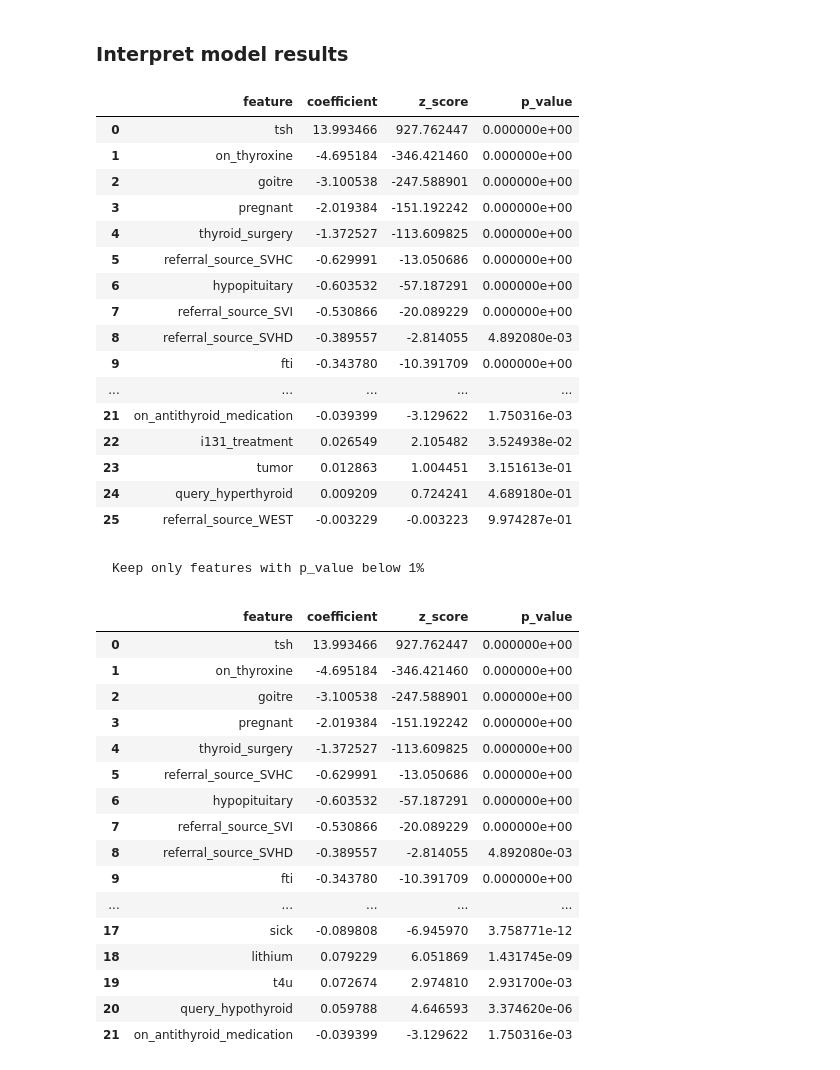
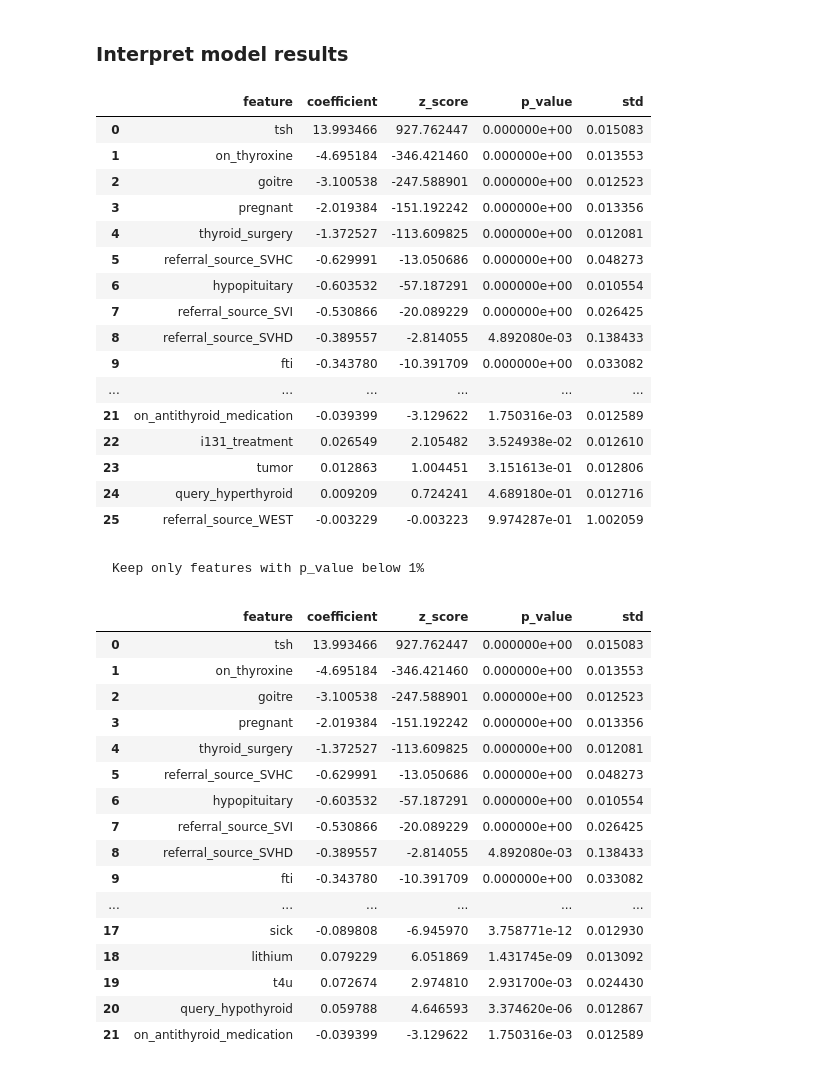
Before and after one commit to kchomakova/ai_upskill_2025_datascience, a Jupyter notebook: final_project/notebooks/Predict Hypothyroidism.ipynb, the cells around one changed output. Drawn from its saved outputs; the diff is of its cells as text; code cells hidden in the pictures.

```diff
--- a/final_project/notebooks/Predict Hypothyroidism.ipynb
+++ b/final_project/notebooks/Predict Hypothyroidism.ipynb
@@ -24,3 +26,5 @@ thyroid_disease_data = pd.read_csv('../final_project/data/Thyroid-Dataset.csv')
+# %%
+thyroid_disease_data = pd.read_csv('../data/Thyroid-Dataset.csv')
 # %%
 thyroid_disease_data.shape
 # %% [output]
@@ -884,66 +910,67 @@ from scipy.stats import norm
 # %%
 coefficients = logistic_regression_balanced.coef_[0]
 intercept = logistic_regression_balanced.intercept_[0]
 
 # Calculate standard errors of coefficients
 n = len(y_train)
 p = x_train.columns # These are the featues
 std_errors = np.sqrt(np.diag(np.linalg.inv(x_train.T @ x_train)))
 
 # Calculate z-scores and p-values for each coefficient
 z_scores = coefficients / std_errors
 p_values = [2 * (1 - norm.cdf(np.abs(z))) for z in z_scores]
 
 # Create a DataFrame of features, coefficients, and p-values
 df_summary = pd.DataFrame({
     'feature': p,
     'coefficient': coefficients,
     'z_score': z_scores,
-    'p_value': p_values
+    'p_value': p_values,
+    'std': std_errors
 })
 
 df_summary_sorted = df_summary.reindex(df_summary['coefficient'].abs().sort_values(ascending=False).index).reset_index(drop=True)
 df_summary_sorted
 # %% [output]
-|  | feature | coefficient | z_score | p_value |
-| 0 | tsh | 13.993466 | 927.762447 | 0.000000e+00 |
-| 1 | on_thyroxine | -4.695184 | -346.421460 | 0.000000e+00 |
-| 2 | goitre | -3.100538 | -247.588901 | 0.000000e+00 |
-| 3 | pregnant | -2.019384 | -151.192242 | 0.000000e+00 |
-| 4 | thyroid_surgery | -1.372527 | -113.609825 | 0.000000e+00 |
-| 5 | referral_source_SVHC | -0.629991 | -13.050686 | 0.000000e+00 |
-| 6 | hypopituitary | -0.603532 | -57.187291 | 0.000000e+00 |
-| 7 | referral_source_SVI | -0.530866 | -20.089229 | 0.000000e+00 |
-| 8 | referral_source_SVHD | -0.389557 | -2.814055 | 4.892080e-03 |
-| 9 | fti | -0.343780 | -10.391709 | 0.000000e+00 |
-| ... | ... | ... | ... | ... |
-| 21 | on_antithyroid_medication | -0.039399 | -3.129622 | 1.750316e-03 |
-| 22 | i131_treatment | 0.026549 | 2.105482 | 3.524938e-02 |
-| 23 | tumor | 0.012863 | 1.004451 | 3.151613e-01 |
-| 24 | query_hyperthyroid | 0.009209 | 0.724241 | 4.689180e-01 |
-| 25 | referral_source_WEST | -0.003229 | -0.003223 | 9.974287e-01 |
+|  | feature | coefficient | z_score | p_value | std |
+| 0 | tsh | 13.993466 | 927.762447 | 0.000000e+00 | 0.015083 |
+| 1 | on_thyroxine | -4.695184 | -346.421460 | 0.000000e+00 | 0.013553 |
+| 2 | goitre | -3.100538 | -247.588901 | 0.000000e+00 | 0.012523 |
+| 3 | pregnant | -2.019384 | -151.192242 | 0.000000e+00 | 0.013356 |
+| 4 | thyroid_surgery | -1.372527 | -113.609825 | 0.000000e+00 | 0.012081 |
+| 5 | referral_source_SVHC | -0.629991 | -13.050686 | 0.000000e+00 | 0.048273 |
+| 6 | hypopituitary | -0.603532 | -57.187291 | 0.000000e+00 | 0.010554 |
+| 7 | referral_source_SVI | -0.530866 | -20.089229 | 0.000000e+00 | 0.026425 |
+| 8 | referral_source_SVHD | -0.389557 | -2.814055 | 4.892080e-03 | 0.138433 |
+| 9 | fti | -0.343780 | -10.391709 | 0.000000e+00 | 0.033082 |
+| ... | ... | ... | ... | ... | ... |
+| 21 | on_antithyroid_medication | -0.039399 | -3.129622 | 1.750316e-03 | 0.012589 |
+| 22 | i131_treatment | 0.026549 | 2.105482 | 3.524938e-02 | 0.012610 |
+| 23 | tumor | 0.012863 | 1.004451 | 3.151613e-01 | 0.012806 |
+| 24 | query_hyperthyroid | 0.009209 | 0.724241 | 4.689180e-01 | 0.012716 |
+| 25 | referral_source_WEST | -0.003229 | -0.003223 | 9.974287e-01 | 1.002059 |
 # %% [markdown]
     Keep only features with p_value below 1%
 # %%
 df_summary_sorted.loc[df_summary_sorted.p_value <= 0.01].reset_index(drop=True)
 # %% [output]
-|  | feature | coefficient | z_score | p_value |
-| 0 | tsh | 13.993466 | 927.762447 | 0.000000e+00 |
-| 1 | on_thyroxine | -4.695184 | -346.421460 | 0.000000e+00 |
-| 2 | goitre | -3.100538 | -247.588901 | 0.000000e+00 |
-| 3 | pregnant | -2.019384 | -151.192242 | 0.000000e+00 |
-| 4 | thyroid_surgery | -1.372527 | -113.609825 | 0.000000e+00 |
-| 5 | referral_source_SVHC | -0.629991 | -13.050686 | 0.000000e+00 |
-| 6 | hypopituitary | -0.603532 | -57.187291 | 0.000000e+00 |
-| 7 | referral_source_SVI | -0.530866 | -20.089229 | 0.000000e+00 |
-| 8 | referral_source_SVHD | -0.389557 | -2.814055 | 4.892080e-03 |
-| 9 | fti | -0.343780 | -10.391709 | 0.000000e+00 |
-| ... | ... | ... | ... | ... |
-| 17 | sick | -0.089808 | -6.945970 | 3.758771e-12 |
-| 18 | lithium | 0.079229 | 6.051869 | 1.431745e-09 |
-| 19 | t4u | 0.072674 | 2.974810 | 2.931700e-03 |
-| 20 | query_hypothyroid | 0.059788 | 4.646593 | 3.374620e-06 |
-| 21 | on_antithyroid_medication | -0.039399 | -3.129622 | 1.750316e-03 |
+|  | feature | coefficient | z_score | p_value | std |
+| 0 | tsh | 13.993466 | 927.762447 | 0.000000e+00 | 0.015083 |
+| 1 | on_thyroxine | -4.695184 | -346.421460 | 0.000000e+00 | 0.013553 |
+| 2 | goitre | -3.100538 | -247.588901 | 0.000000e+00 | 0.012523 |
+| 3 | pregnant | -2.019384 | -151.192242 | 0.000000e+00 | 0.013356 |
+| 4 | thyroid_surgery | -1.372527 | -113.609825 | 0.000000e+00 | 0.012081 |
+| 5 | referral_source_SVHC | -0.629991 | -13.050686 | 0.000000e+00 | 0.048273 |
+| 6 | hypopituitary | -0.603532 | -57.187291 | 0.000000e+00 | 0.010554 |
+| 7 | referral_source_SVI | -0.530866 | -20.089229 | 0.000000e+00 | 0.026425 |
+| 8 | referral_source_SVHD | -0.389557 | -2.814055 | 4.892080e-03 | 0.138433 |
+| 9 | fti | -0.343780 | -10.391709 | 0.000000e+00 | 0.033082 |
+| ... | ... | ... | ... | ... | ... |
+| 17 | sick | -0.089808 | -6.945970 | 3.758771e-12 | 0.012930 |
+| 18 | lithium | 0.079229 | 6.051869 | 1.431745e-09 | 0.013092 |
+| 19 | t4u | 0.072674 | 2.974810 | 2.931700e-03 | 0.024430 |
+| 20 | query_hypothyroid | 0.059788 | 4.646593 | 3.374620e-06 | 0.012867 |
+| 21 | on_antithyroid_medication | -0.039399 | -3.129622 | 1.750316e-03 | 0.012589 |
 # %% [markdown]
     We can use the absolute value of the coefficients as a measure of feature importance. In our case, the TSH has the biggest predictive power with regards to whether someone has hypothyroidism, whether the patient currently takes thyroxine is the second and so on. The sign of the coefficient indicates the direction of the relationship between the featue and the target. For example, higher values of TSH indicate higher probability that the person has hypothyroidism. While this is more intuitive for continuous variables, it is not that straightforward for binary variables, which are either categorical variables with two possible values on multi-variate categorical variables which where one-hot encoding wad applied.
 
```
Also changed, not shown: parts of 12 cells of this notebook, 2 other files.
